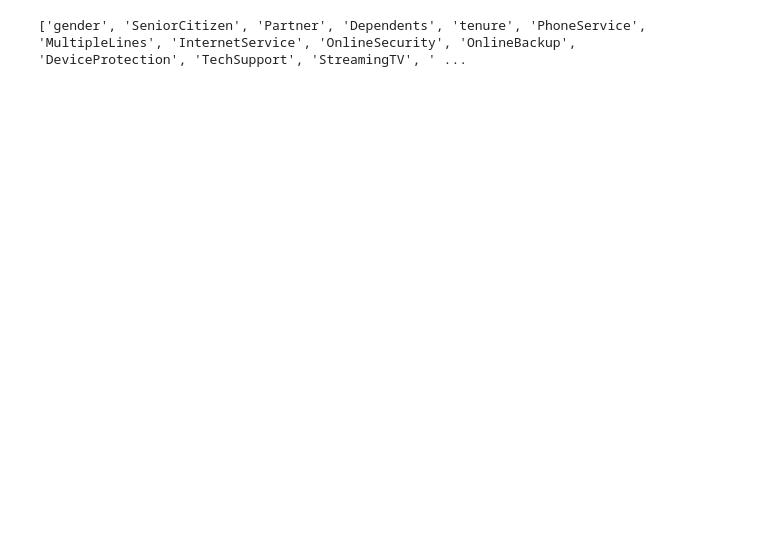
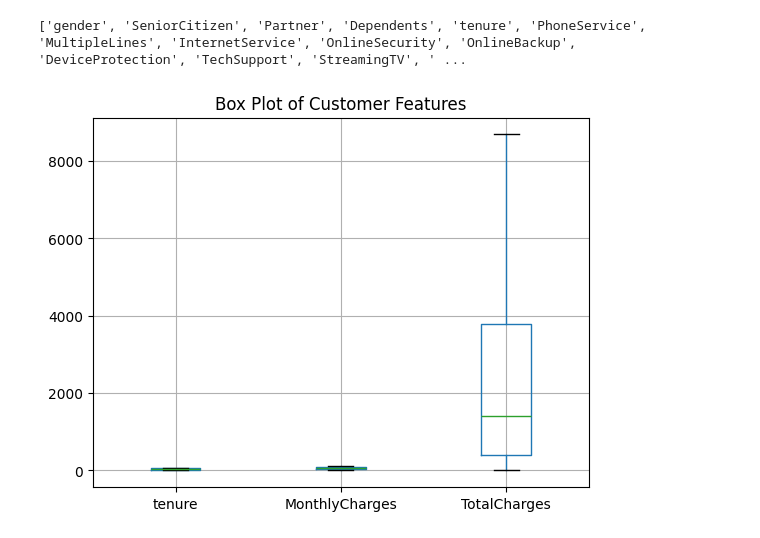
Before and after one commit to Shivarani-dara/churn_model, a Jupyter notebook: Customer_Intelligence_System.ipynb, the cells around one changed output. Cells and saved outputs as stored; diff of their text form; code cells hidden in the pictures; blank space fills up the shorter version.

```diff
--- a/Customer_Intelligence_System.ipynb
+++ b/Customer_Intelligence_System.ipynb
@@ -393,3 +395,11 @@ feature_names = joblib.load('feature_names.pkl')
 print(feature_names)
 # %% [output]
 ['gender', 'SeniorCitizen', 'Partner', 'Dependents', 'tenure', 'PhoneService', 'MultipleLines', 'InternetService', 'OnlineSecurity', 'OnlineBackup', 'DeviceProtection', 'TechSupport', 'StreamingTV', ' ...
+# %%
+# Box plot for numerical columns
+plt.figure()
+df[["tenure", "MonthlyCharges", "TotalCharges"]].boxplot()
+plt.title("Box Plot of Customer Features")
+plt.show()
+# %% [output]
+[figure, added]
```
Also changed, not shown: parts of 4 cells of this notebook, 13 other files.
